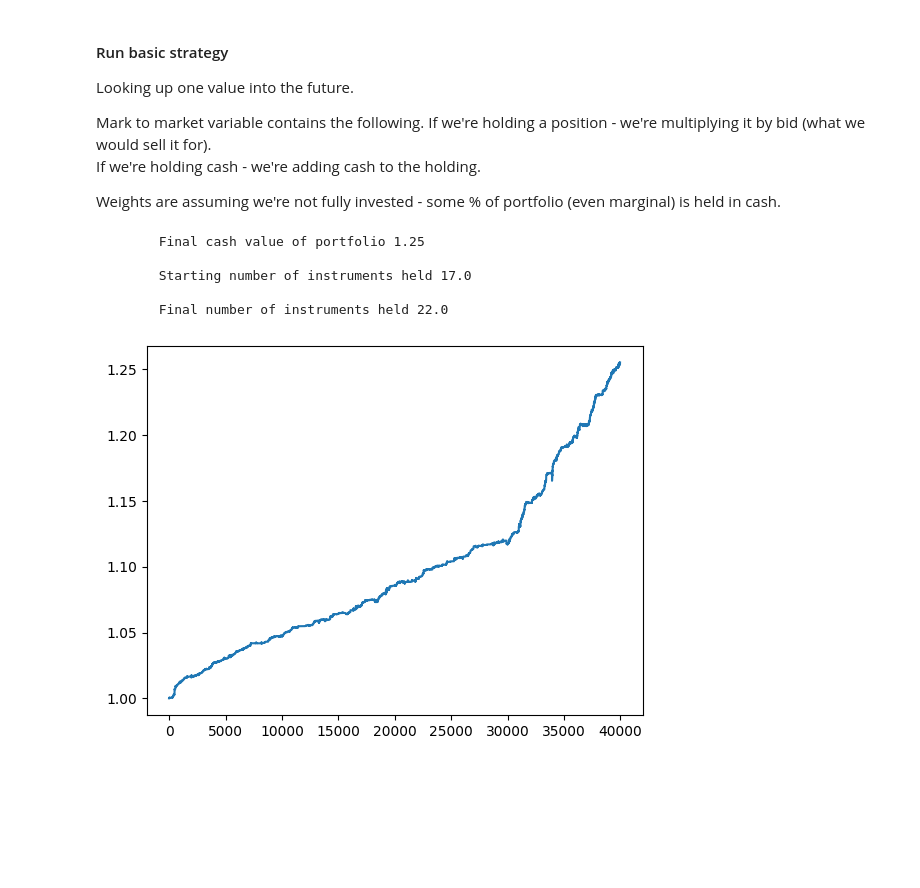
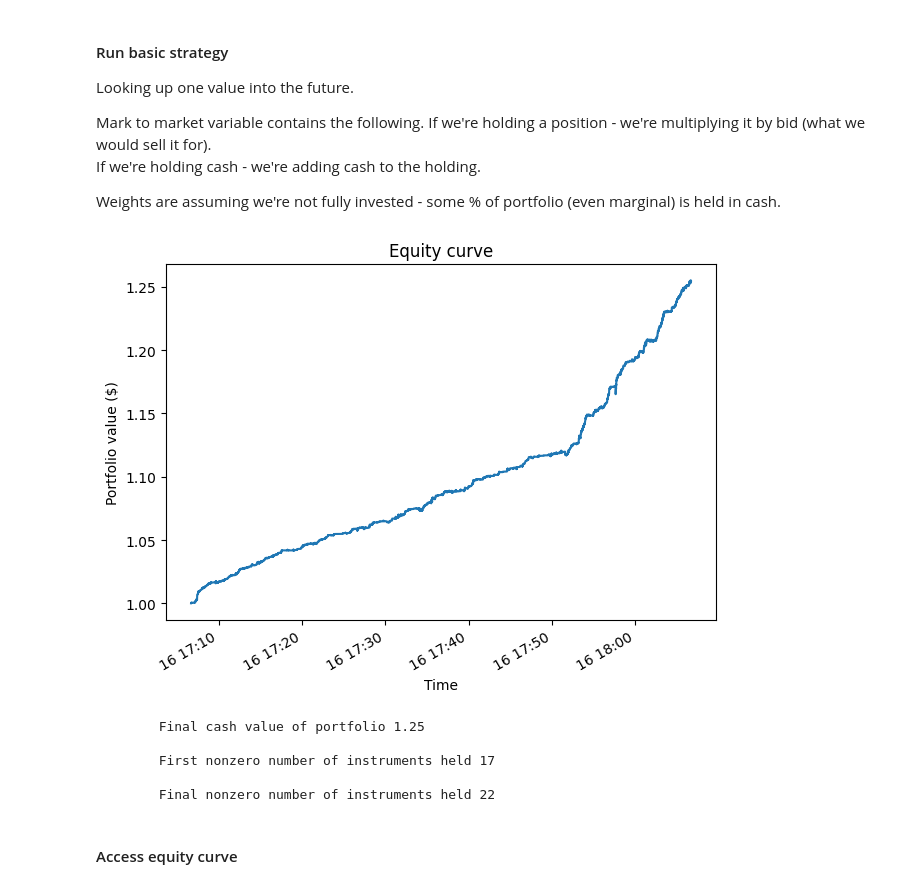
Before and after one commit to ilyaperepelitsa/dobyte_test, a Jupyter notebook: notebooks/basic_exploration.ipynb, the cells around one changed output. Cells and saved outputs as stored; diff of their text form; code cells hidden in the pictures; blank space fills up the shorter version.

Commit message:
refactor backtest - backtest now runs an alpha

```diff
--- a/notebooks/basic_exploration.ipynb
+++ b/notebooks/basic_exploration.ipynb
@@ -17,7 +16,7 @@ The autoreload extension is already loaded. To reload it, use:
 # %% [markdown]
 #### Load data
 # %%
-timestamps, bids, asks = load_data()
+TS, BIDS, ASKS = load_data()
 # %% [markdown]
 #### Data is one hour of non-equally spaced timestamps
 # %%
@@ -44,33 +43,31 @@ If we're holding cash - we're adding cash to the holding.
 
 Weights are assuming we're not fully invested - some % of portfolio (even marginal) is held in cash.
 # %%
-strategy = FutureLookupStrategy(timestamps, bids, asks)
-final_cash = strategy.run()
+engine = Backtester(TS, BIDS, ASKS, FutureLookupStrategy())
+engine.run()
 
-# Equity curve
-mark_to_market = [
-    pos * bid + cash
-    for pos, bid, cash in zip(strategy.positions, strategy.bid, strategy.cash_history)
-]
-weights = [
-    (pos * bid) / (pos * bid + cash)
-    for pos, bid, cash in zip(strategy.positions, strategy.bid, strategy.cash_history)
-]
 
-pd.Series(mark_to_market).plot()
+engine.equity_curve().plot()
+plt.title("Equity curve")
+plt.ylabel("Portfolio value ($)")
+plt.xlabel("Time")
+plt.tight_layout()
+plt.show()
 
 print(
     f"""
-        Final cash value of portfolio {mark_to_market[-1]:.2f}\n
-        Starting number of instruments held {list(filter(lambda x: x != 0, strategy.positions))[0]}\n
-        Final number of instruments held {list(filter(lambda x: x != 0, strategy.positions))[-1]}
+        Final cash value of portfolio {engine.equity_curve()[-1]:.2f}\n
+        First nonzero number of instruments held {list(filter(lambda x: x != 0, engine.positions))[0]}\n
+        Final nonzero number of instruments held {list(filter(lambda x: x != 0, engine.positions))[-1]}
 
     """
 )
 # %% [output]
+[figure, new version]
         Final cash value of portfolio 1.25
 
-        Starting number of instruments held 17.0
+        First nonzero number of instruments held 17
 
-        Final number of instruments held 22.0
+        Final nonzero number of instruments held 22
-[figure, old version]
+# %% [markdown]
+#### Access equity curve
```
Also changed, not shown: parts of 11 cells of this notebook, 3 other files.
